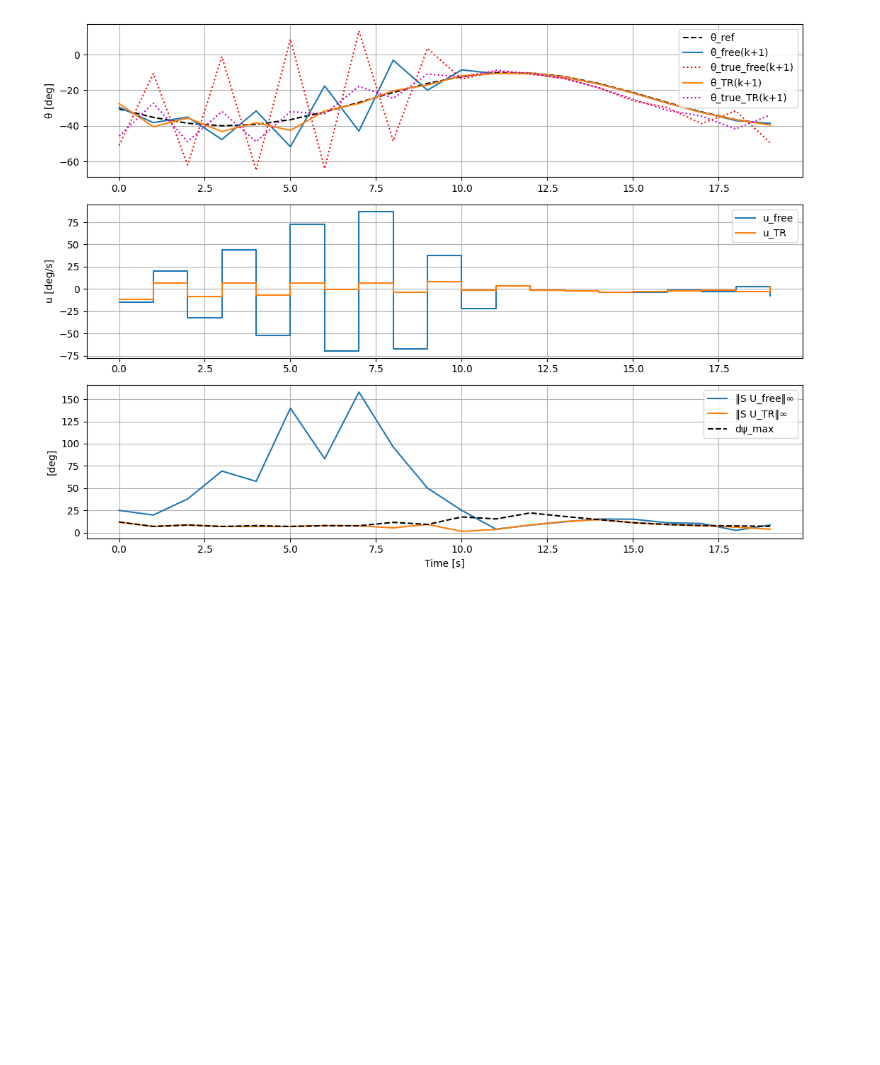
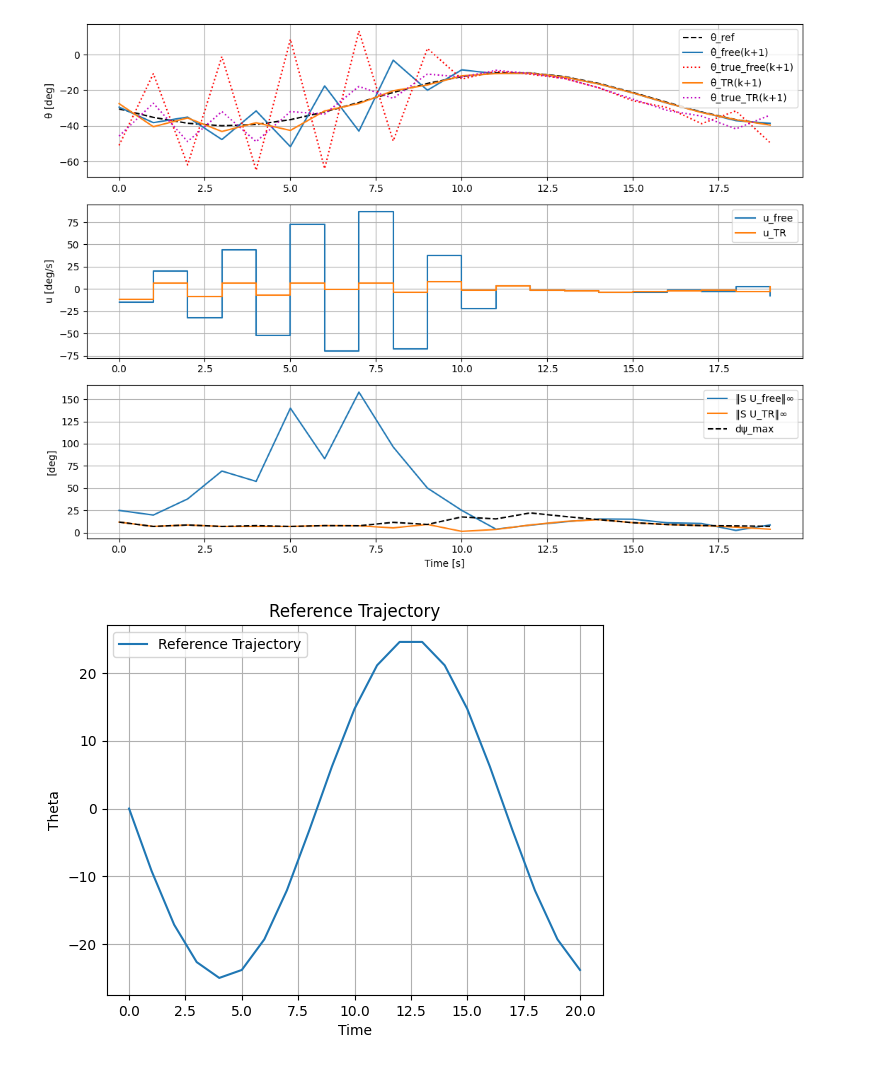
Before and after one commit to jhiltonjones/road_to_paper, a Jupyter notebook: mpc_controller.ipynb, the cells around one changed output. Saved outputs shown, nothing was run; the diff lists cells and outputs as text; code cells hidden in the pictures; blank space fills up the shorter version.

```diff
--- a/mpc_controller.ipynb
+++ b/mpc_controller.ipynb
@@ -1488,0 +1763,26 @@ plt.tight_layout(); plt.show()
+# %%
+p_vec = np.array([LENGTH, 0.18, 0.0])
+A_deg = np.deg2rad(25)
+f_hz = 0.06
+offset_deg = np.deg2rad(0.0)
+phase_deg = 0.0
+time = 20.0
+dt = 1
+Np = 3
+ref = make_ref_sine(A_deg, f_hz, offset_deg, phase_deg)
+t = np.arange(0.0, time+dt, dt)
+theta = np.array([ref(test)[0] for test in t])
+theta_dot = np.array([ref(test)[1] for test in t])
+
+
+plt.figure()
+plt.plot(t, np.rad2deg(theta), label="Reference Trajectory")
+# plt.plot(t, np.rad2deg(theta_dot), label="Derivative of Trajectory")
+plt.xlabel("Time")
+plt.ylabel("Theta")
+plt.title("Reference Trajectory")
+plt.legend()
+plt.grid()
+plt.show()
+# %% [output]
+[figure, added]
```
Also changed, not shown: parts of 14 cells of this notebook.
